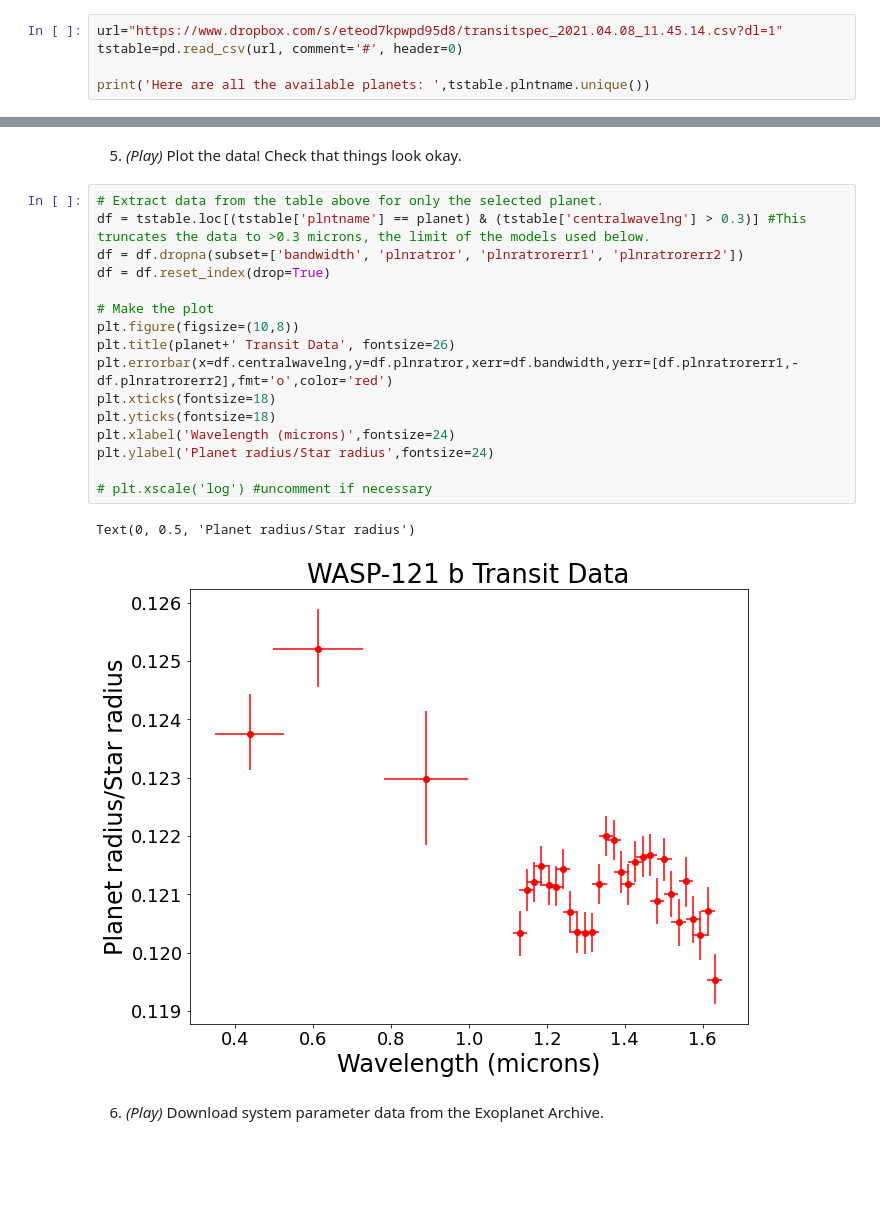
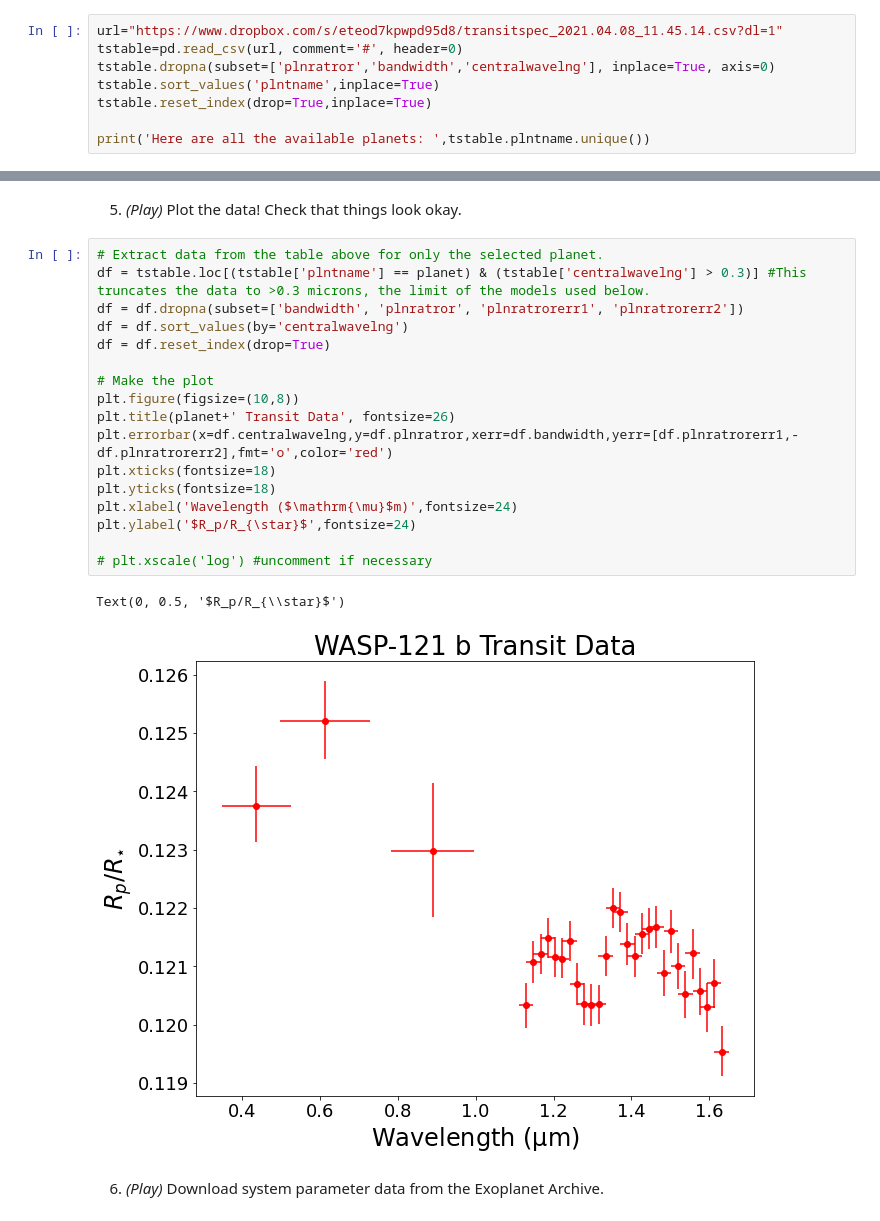
Before and after one commit to skgrunblatt/exoplanet_atmospheres, a Jupyter notebook: Exoplanet_Archive_Atmospheric_Retrieval_with_PLATON.ipynb, the cells around one changed output, grey strips where cells are left out. Drawn from its saved outputs; the diff is of its cells as text; blank space fills up the shorter version.

```diff
--- a/Exoplanet_Archive_Atmospheric_Retrieval_with_PLATON.ipynb
+++ b/Exoplanet_Archive_Atmospheric_Retrieval_with_PLATON.ipynb
@@ -51,6 +57,9 @@ Packages successfully imported!
 # %%
 url="https://www.dropbox.com/s/eteod7kpwpd95d8/transitspec_2021.04.08_11.45.14.csv?dl=1"
 tstable=pd.read_csv(url, comment='#', header=0)
+tstable.dropna(subset=['plnratror','bandwidth','centralwavelng'], inplace=True, axis=0)
+tstable.sort_values('plntname',inplace=True)
+tstable.reset_index(drop=True,inplace=True)
 
 print('Here are all the available planets: ',tstable.plntname.unique())
 # %% [output]
@@ -89,22 +87,23 @@ You have selected planet WASP-121 b
 # %%
 # Extract data from the table above for only the selected planet.
 df = tstable.loc[(tstable['plntname'] == planet) & (tstable['centralwavelng'] > 0.3)] #This truncates the data to >0.3 microns, the limit of the models used below.
 df = df.dropna(subset=['bandwidth', 'plnratror', 'plnratrorerr1', 'plnratrorerr2'])
+df = df.sort_values(by='centralwavelng')
 df = df.reset_index(drop=True)
 
 # Make the plot
 plt.figure(figsize=(10,8))
 plt.title(planet+' Transit Data', fontsize=26)
 plt.errorbar(x=df.centralwavelng,y=df.plnratror,xerr=df.bandwidth,yerr=[df.plnratrorerr1,-df.plnratrorerr2],fmt='o',color='red')
 plt.xticks(fontsize=18)
 plt.yticks(fontsize=18)
-plt.xlabel('Wavelength (microns)',fontsize=24)
-plt.ylabel('Planet radius/Star radius',fontsize=24)
+plt.xlabel('Wavelength ($\mathrm{\mu}$m)',fontsize=24)
+plt.ylabel('$R_p/R_{\star}$',fontsize=24)
 
 # plt.xscale('log') #uncomment if necessary
 # %% [output]
-Text(0, 0.5, 'Planet radius/Star radius')
+Text(0, 0.5, '$R_p/R_{\\star}$')
-[figure, old version]
+[figure, new version]
 # %% [markdown]
 6. *(Play)* Download system parameter data from the Exoplanet Archive.
 # %%
```
Also changed, not shown: parts of 10 cells of this notebook.
